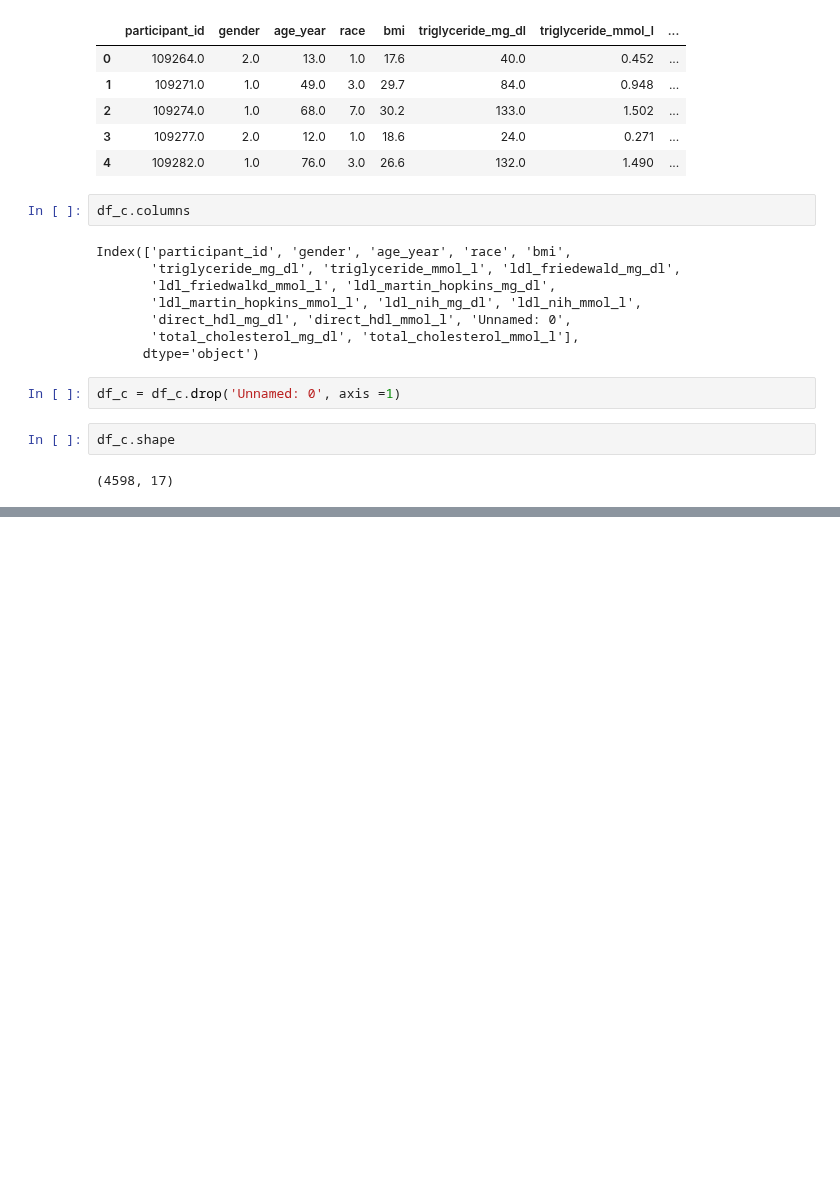
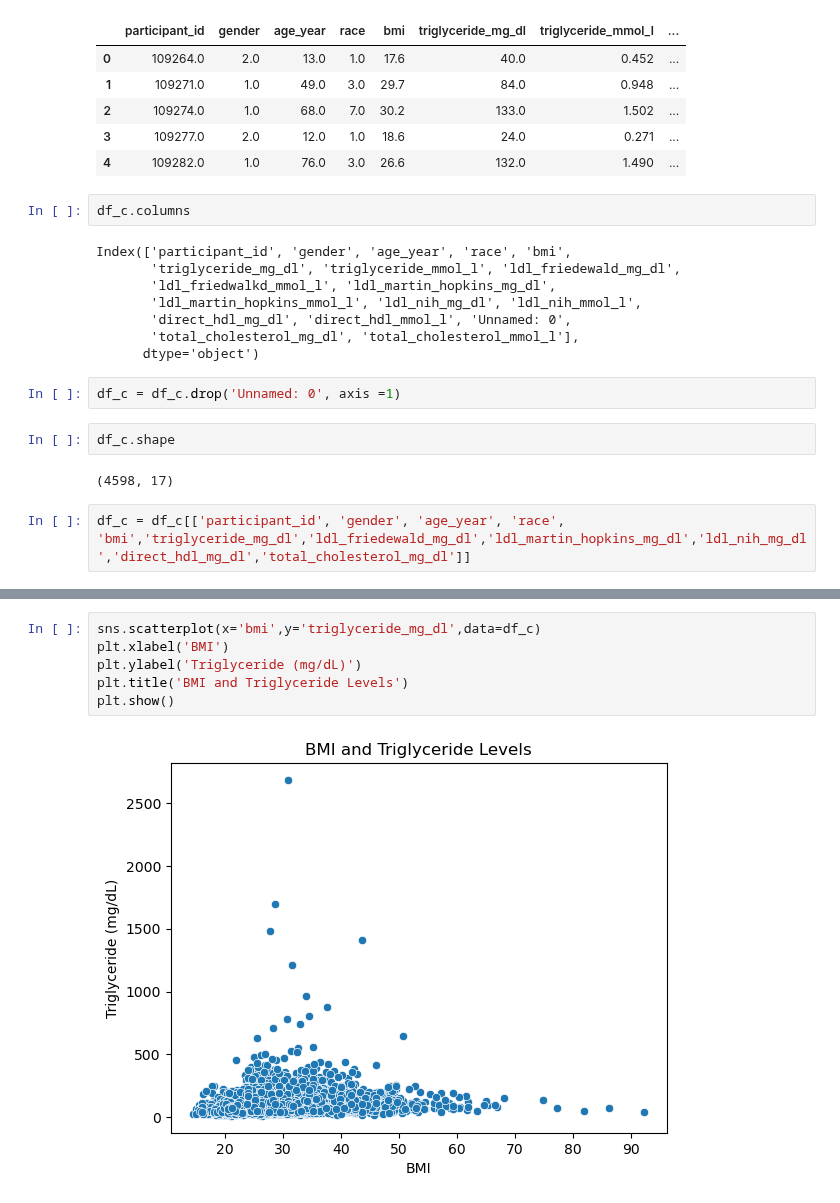
Before and after one commit to eudorach/portfolio_ds_projects, a Jupyter notebook: NHANES_analysis/7_blood_data_analysis.ipynb, the cells around one changed output, grey strips where cells are left out. Drawn from its saved outputs; the diff is of its cells as text; blank space fills up the shorter version.

```diff
--- a/NHANES_analysis/7_blood_data_analysis.ipynb
+++ b/NHANES_analysis/7_blood_data_analysis.ipynb
@@ -108,3 +132,5 @@ df_c = df_c.drop('Unnamed: 0', axis =1)
 df_c.shape
 # %% [output]
 (4598, 17)
+# %%
+df_c = df_c[['participant_id', 'gender', 'age_year', 'race', 'bmi','triglyceride_mg_dl','ldl_friedewald_mg_dl','ldl_martin_hopkins_mg_dl','ldl_nih_mg_dl','direct_hdl_mg_dl','total_cholesterol_mg_dl']]
@@ -110,0 +164,8 @@ df_c.shape
+# %%
+sns.scatterplot(x='bmi',y='triglyceride_mg_dl',data=df_c)
+plt.xlabel('BMI')
+plt.ylabel('Triglyceride (mg/dL)')
+plt.title('BMI and Triglyceride Levels')
+plt.show()
+# %% [output]
+[figure, added]
```
Also changed, not shown: parts of 11 cells of this notebook.
